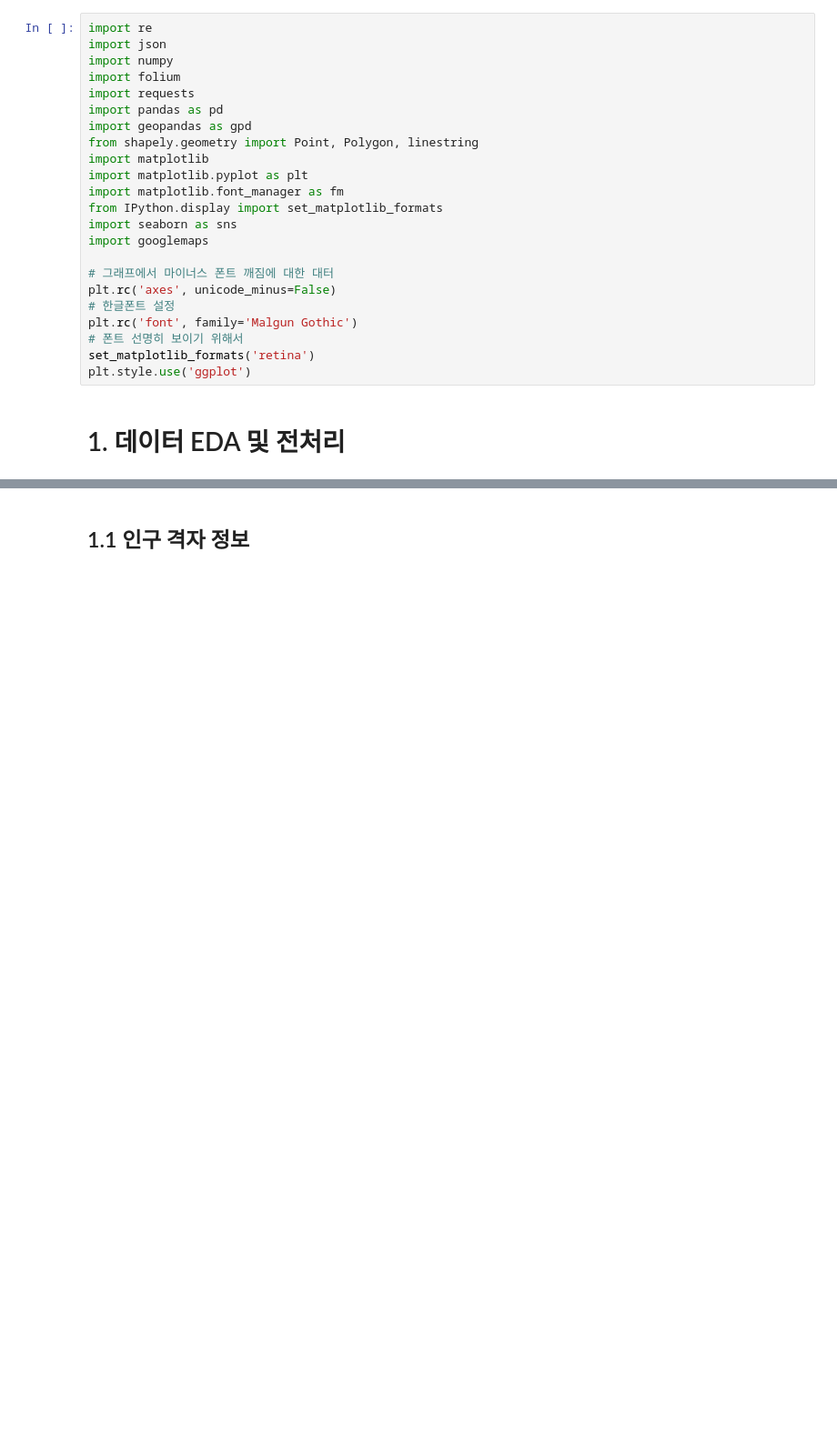
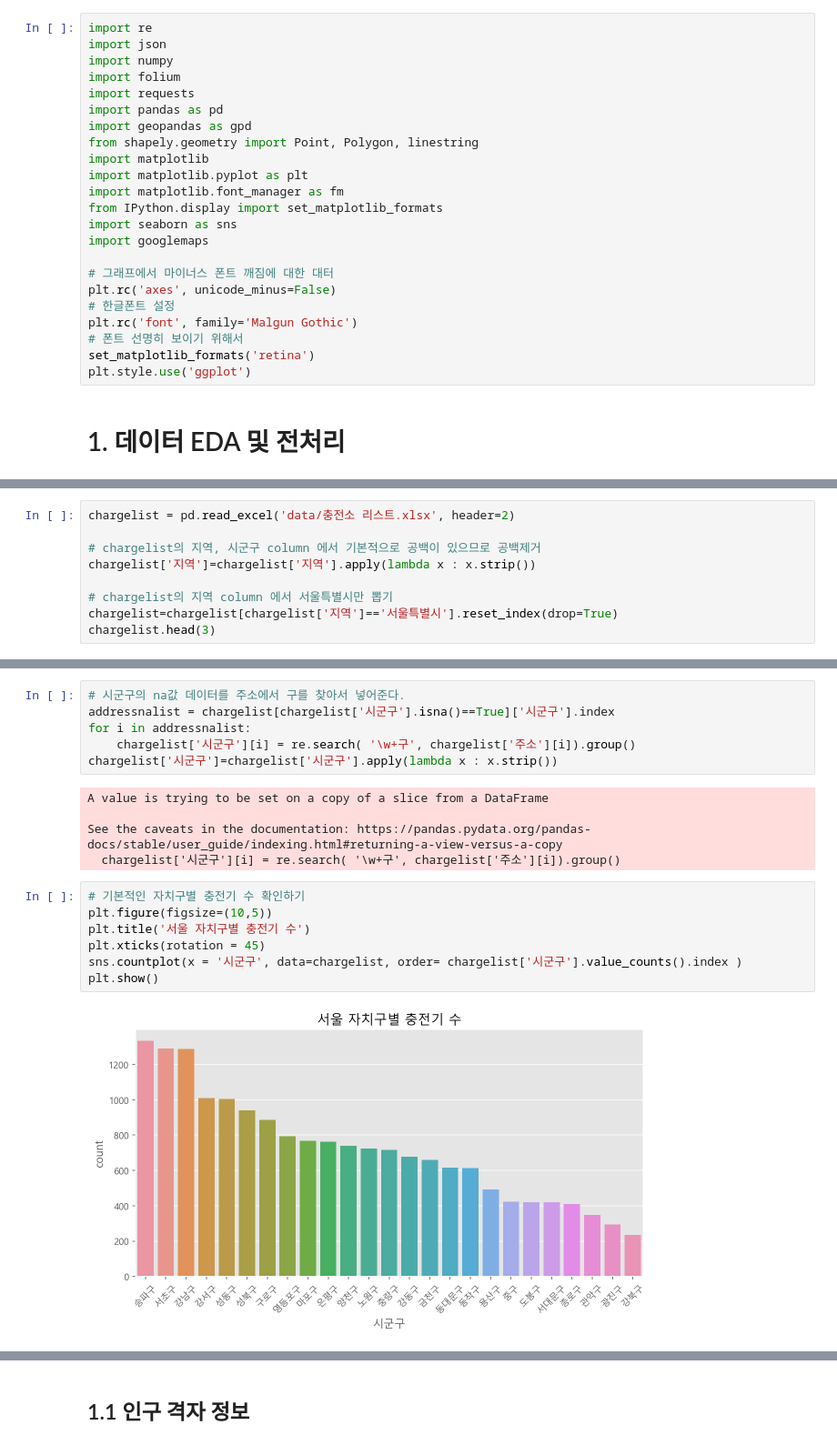
Before and after one commit to lima4/Gangseo-gu, a Jupyter notebook: final_data_eda.ipynb, the cells around one changed output, grey strips where cells are left out. Shown at 91% size. Saved outputs shown, nothing was run; the diff lists cells and outputs as text; blank space fills up the shorter version.

```diff
--- a/final_data_eda.ipynb
+++ b/final_data_eda.ipynb
@@ -25,0 +28,9 @@ plt.style.use('ggplot')
+# %%
+chargelist = pd.read_excel('data/충전소 리스트.xlsx', header=2)
+
+# chargelist의 지역, 시군구 column 에서 기본적으로 공백이 있으므로 공백제거
+chargelist['지역']=chargelist['지역'].apply(lambda x : x.strip())
+
+# chargelist의 지역 column 에서 서울특별시만 뽑기
+chargelist=chargelist[chargelist['지역']=='서울특별시'].reset_index(drop=True)
+chargelist.head(3)
@@ -25,0 +62,20 @@ plt.style.use('ggplot')
+# %%
+# 시군구의 na값 데이터를 주소에서 구를 찾아서 넣어준다.
+addressnalist = chargelist[chargelist['시군구'].isna()==True]['시군구'].index
+for i in addressnalist:
+    chargelist['시군구'][i] = re.search( '\w+구', chargelist['주소'][i]).group()
+chargelist['시군구']=chargelist['시군구'].apply(lambda x : x.strip())
+# %% [output]
+A value is trying to be set on a copy of a slice from a DataFrame
+
+See the caveats in the documentation: https://pandas.pydata.org/pandas-docs/stable/user_guide/indexing.html#returning-a-view-versus-a-copy
+  chargelist['시군구'][i] = re.search( '\w+구', chargelist['주소'][i]).group()
+# %%
+# 기본적인 자치구별 충전기 수 확인하기
+plt.figure(figsize=(10,5))
+plt.title('서울 자치구별 충전기 수')
+plt.xticks(rotation = 45)
+sns.countplot(x = '시군구', data=chargelist, order= chargelist['시군구'].value_counts().index )
+plt.show()
+# %% [output]
+[figure, added]
```
Also changed, not shown: parts of 26 cells of this notebook, 1 other file.
